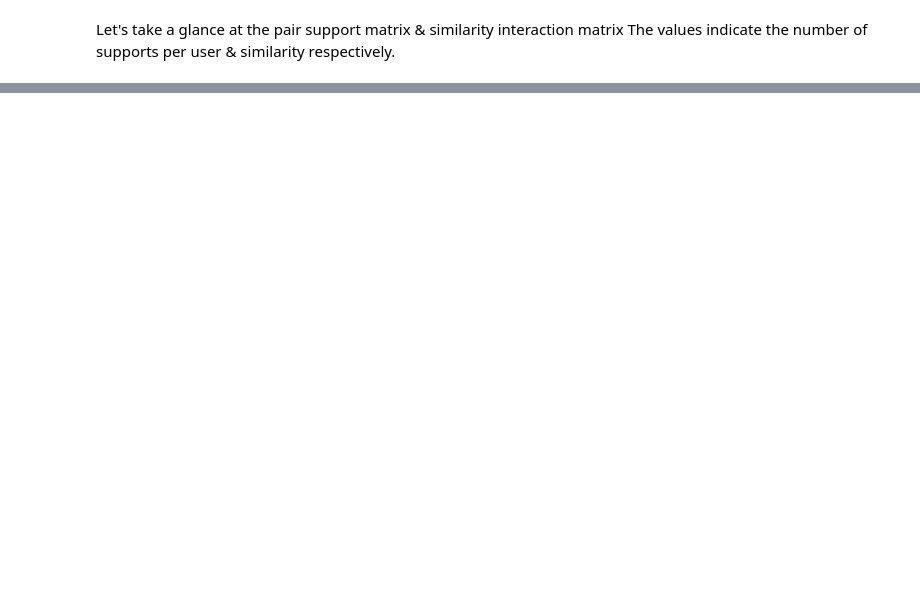
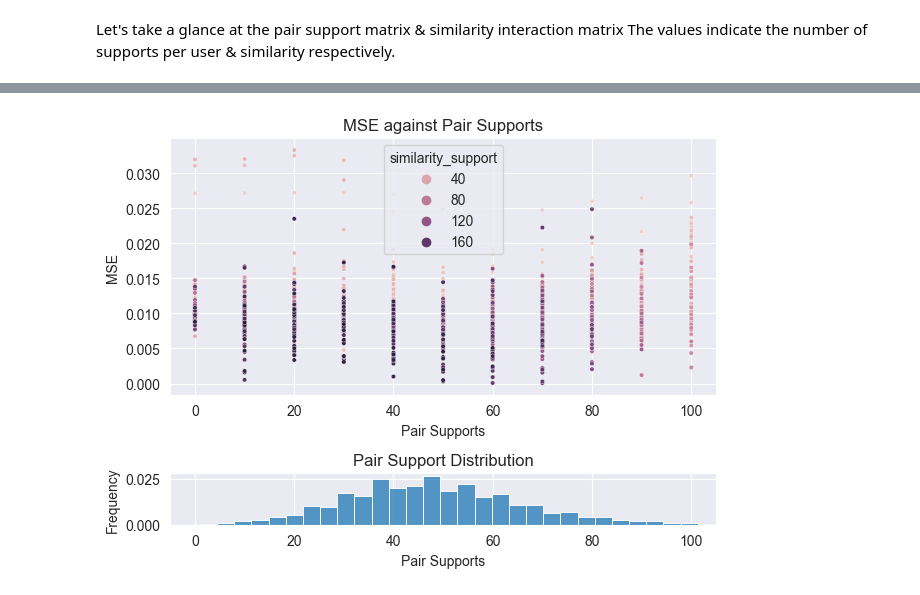
Before and after one commit to Eve-ning/opal, a Jupyter notebook: opal/nbs/player_similarity_support.ipynb, the cells around one changed output, grey strips where cells are left out. Drawn from its saved outputs; the diff is of its cells as text; code cells hidden in the pictures; blank space fills up the shorter version.

```diff
--- a/opal/nbs/player_similarity_support.ipynb
+++ b/opal/nbs/player_similarity_support.ipynb
@@ -130,0 +116,10 @@ evals
+# %%
+import pandas as pd
+
+df_support_mse = pd.DataFrame(
+    support_mse.values(),
+    index=support_mse.keys(),
+    columns=['mse']
+)
+df_support_mse.index.names = ['pair_support', 'similarity_support']
+df_support_mse_matrix = df_support_mse.unstack(level=-1).droplevel(0, axis=1)
@@ -130,0 +133,27 @@ evals
+# %%
+fig, axs = plt.subplots(2, gridspec_kw={'height_ratios': [5, 1]})
+sns.scatterplot(
+    x='pair_support',
+    y='mse',
+    data=df_support_mse.reset_index().astype(float),
+    hue='similarity_support',
+    s=10,
+    ax=axs[0]
+)
+_ = axs[0].set_title("MSE against Pair Supports")
+_ = axs[0].set_xlabel("Pair Supports")
+_ = axs[0].set_xlim(-5, 105)
+_ = axs[0].set_ylabel("MSE")
+_ = sns.histplot(
+    supports[supports != 0],
+    bins=50,
+    stat='density',
+    ax=axs[1]
+)
+_ = axs[1].set_title("Pair Support Distribution")
+_ = axs[1].set_xlabel("Pair Supports")
+_ = axs[1].set_xlim(-5, 105)
+_ = axs[1].set_ylabel("Frequency")
+plt.tight_layout()
+# %% [output]
+[figure, added]
```
Also changed, not shown: parts of 21 cells of this notebook.
